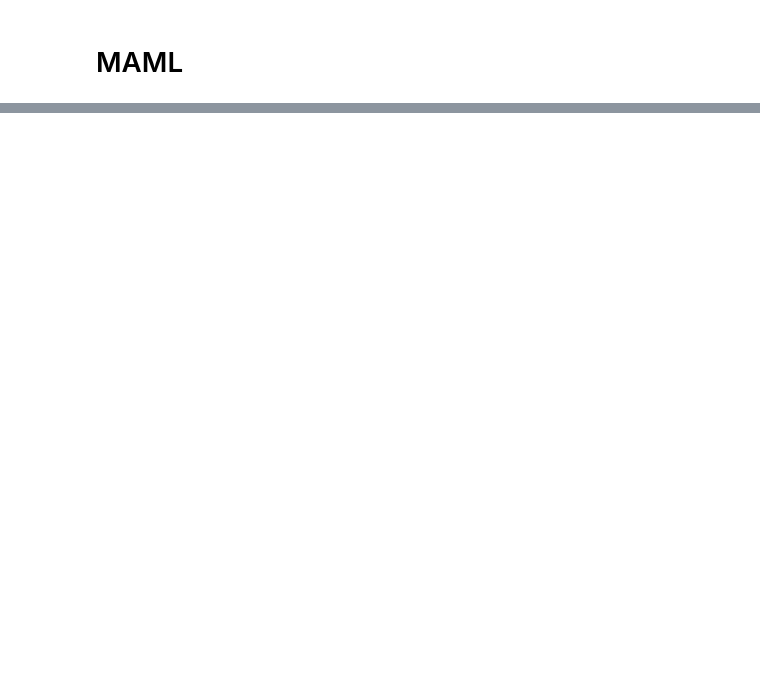
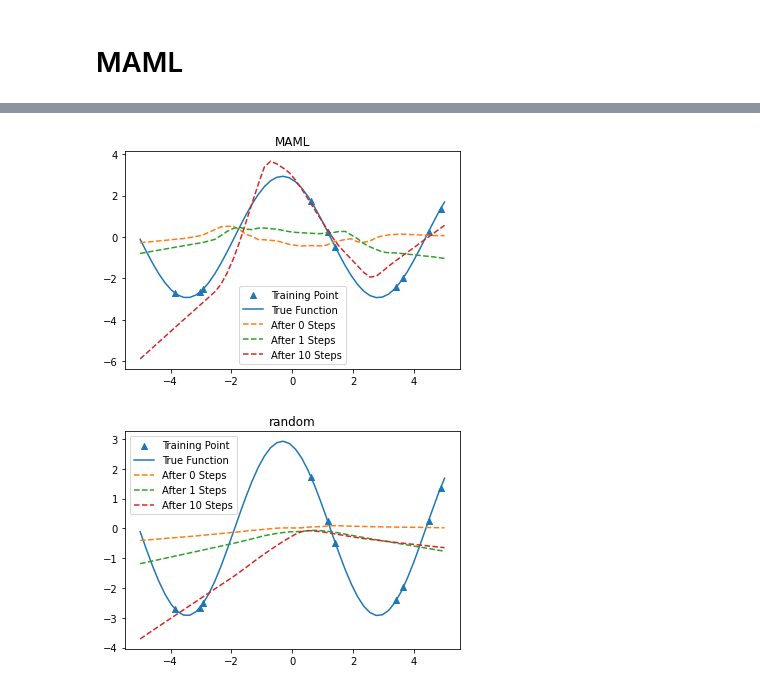
Before and after one commit to scchy/PaperWithCode-burningGPU, a Jupyter notebook: MAML/maml.ipynb, the cells around one changed output, grey strips where cells are left out. Cells and saved outputs as stored; diff of their text form; code cells hidden in the pictures; blank space fills up the shorter version.

```diff
--- a/MAML/maml.ipynb
+++ b/MAML/maml.ipynb
@@ -131,2 +100,29 @@ fit_transfer()
+# %%
+
+class sineModel(nn.Module):
+    def __init__(self):
+        super(sineModel, self).__init__()
+        self.l1 = nn.Linear(1, 40)
+        self.l2 = nn.Linear(40, 40)
+        self.head = nn.Linear(40, 1)
+
+    def forward(self, x):
+        x = torch.relu(self.l1(x))
+        x = torch.relu(self.l2(x))
+        return self.head(x)
+
+    def query_forward(self, x, support_param_dict):
+        x = torch.relu(
+            F.linear(x, support_param_dict['l1.weight'], support_param_dict['l1.bias'])
+            )
+        x = torch.relu(
+            F.linear(x, support_param_dict['l2.weight'], support_param_dict['l2.bias'])
+            )
+        return F.linear(x, support_param_dict['head.weight'], support_param_dict['head.bias'])
+
+
+
+SUPPORT_QUERY_TASKS = [SineWaveTask() for _ in range(1000)]
+TEST_TASKS = [SineWaveTask() for _ in range(1000)]
 # %% [markdown]
 # MAML
@@ -162,0 +232,12 @@ for m in SINE_MAML:
+# %%
+# np.random.uniform(-5, 5, size=20)
+plot_sine_test(sine_model, TEST_TASKS[0], update_times_list=[0, 1, 10], lr=0.01)
+plt.title('MAML')
+plt.show()
+
+plot_sine_test(sineModel(), TEST_TASKS[0], update_times_list=[0, 1, 10], lr=0.01)
+plt.title('random')
+plt.show()
+# %% [output]
+[figure, added]
+[figure, added]
```
Also changed, not shown: parts of 10 cells of this notebook, 5 other files.
